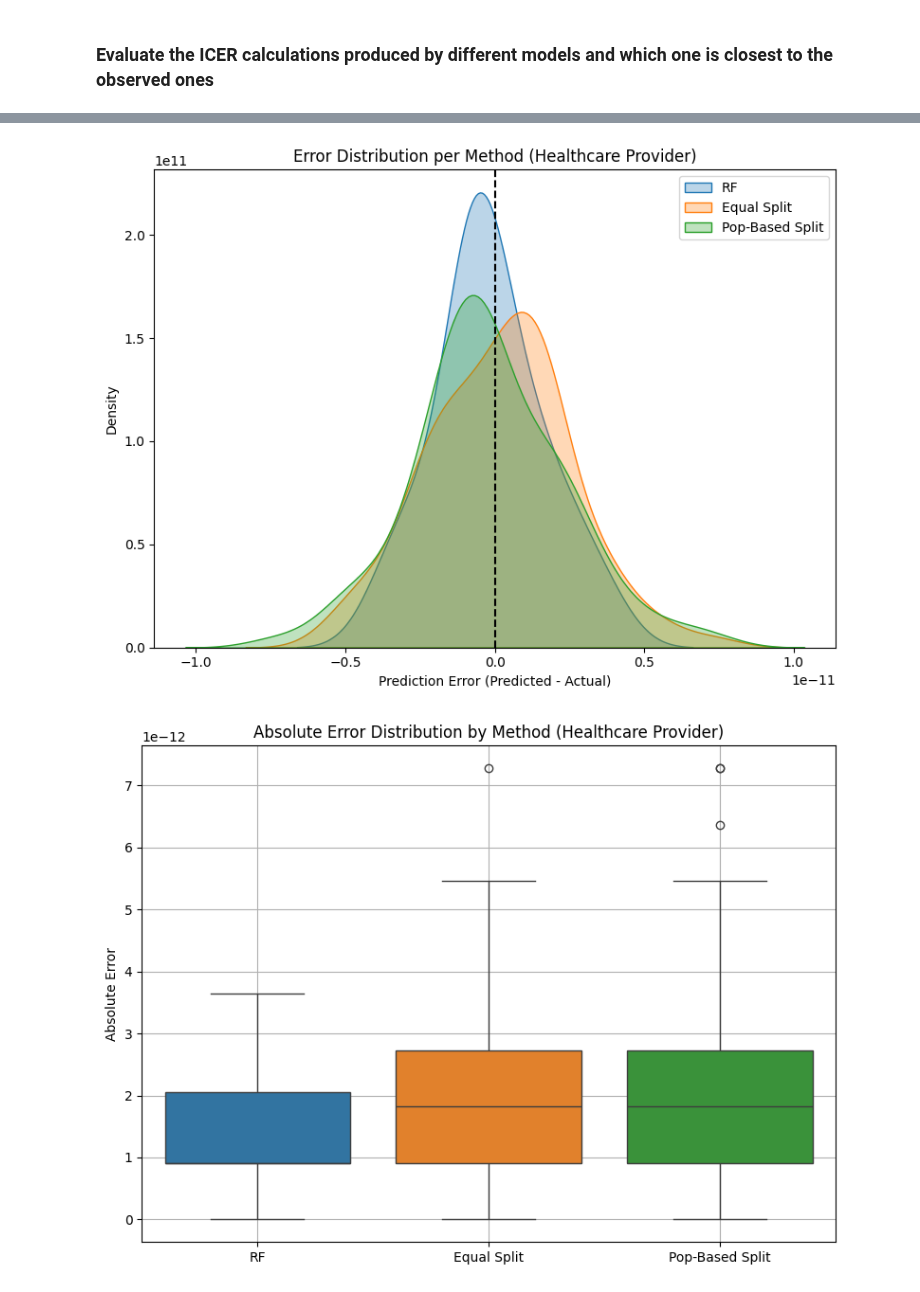
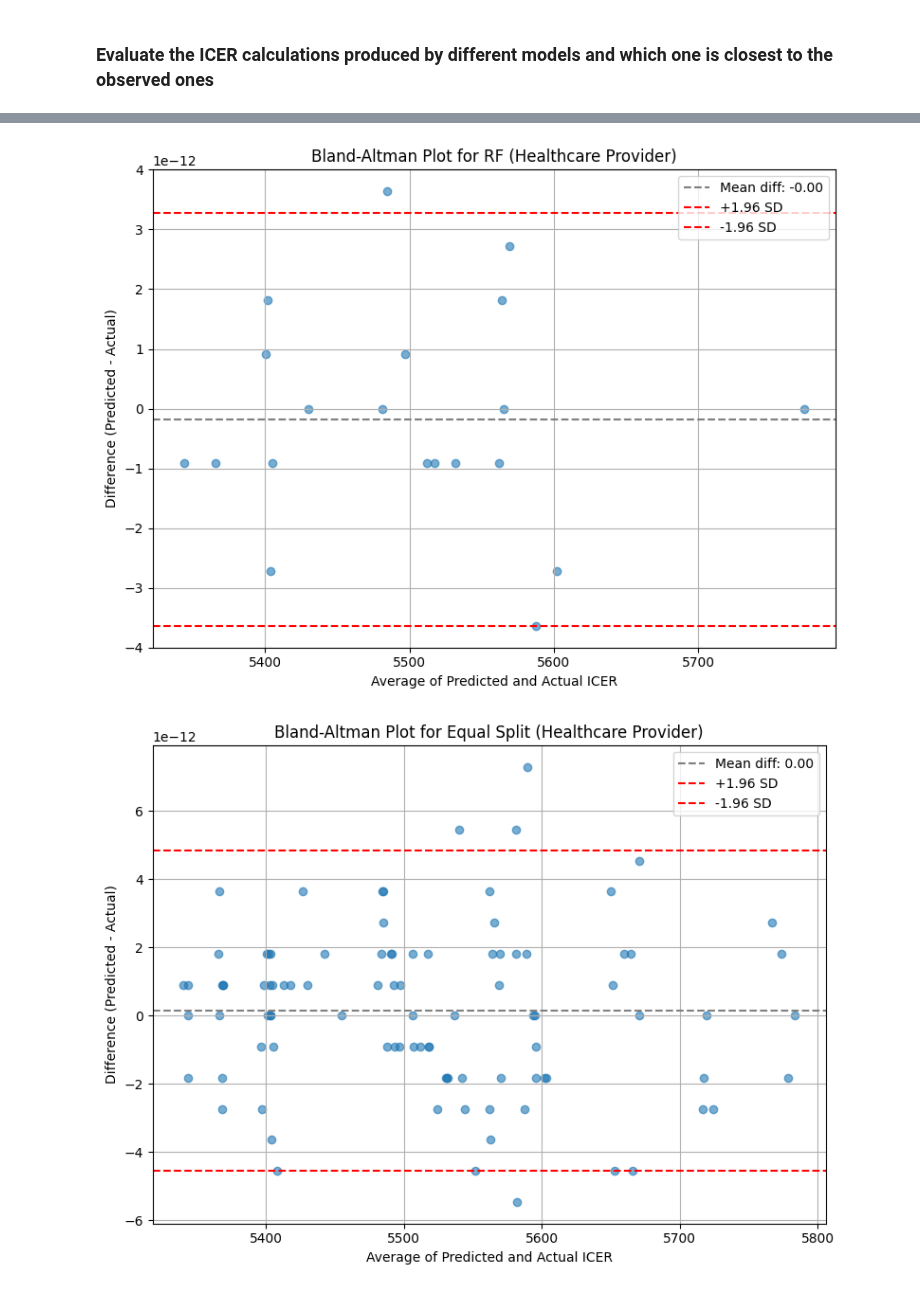
Before and after one commit to jeswid/DSE_FYP, a Jupyter notebook: src/Cases_Disaggregation_and_ICER_Calculations.ipynb, the cells around one changed output, grey strips where cells are left out. Cells and saved outputs as stored; diff of their text form; code cells hidden in the pictures.

Commit message:
updated codes for calculations of icer

```diff
--- a/src/Cases_Disaggregation_and_ICER_Calculations.ipynb
+++ b/src/Cases_Disaggregation_and_ICER_Calculations.ipynb
@@ -270,8 +270,14 @@ icer.head()
 # %% [markdown]
 ### Evaluate the ICER calculations produced by different models and which one is closest to the observed ones
 # %%
+import numpy as np
+import pandas as pd
+import matplotlib.pyplot as plt
+import seaborn as sns
+from sklearn.metrics import mean_absolute_error, mean_squared_error
+from scipy.stats import spearmanr
+
 # Define ICER method columns per perspective
-
 perspectives = {
     'Healthcare Provider': {
         'true': 'icer_healthcare_observed',
@@ -298,47 +304,73 @@ for perspective, setup in perspectives.items():
     methods_dict = setup['methods']
     method_names = list(methods_dict.keys())
 
-    # Step 1: Metrics (with per-method NaN filtering)
     results = []
-    abs_errors = {}  # to store method-wise absolute errors
-    preds_dict = {}  # store valid preds and trues for plotting and KDE
+    abs_errors = {}
+    preds_dict = {}
 
     for name, col in methods_dict.items():
-      valid_idx = icer[col].notna()
-      true = icer.loc[valid_idx, true_col]
-      pred = icer.loc[valid_idx, col]
+        valid_idx = icer[col].notna()
+        true = icer.loc[valid_idx, true_col]
+        pred = icer.loc[valid_idx, col]
 
-      preds_dict[name] = {'true': true, 'pred': pred}
-      abs_errors[name] = abs(pred - true)
+        preds_dict[name] = {'true': true, 'pred': pred}
+        abs_errors[name] = abs(pred - true)
 
-      mae = mean_absolute_error(true, pred)
-      rmse = np.sqrt(mean_squared_error(true, pred))
+        mae = mean_absolute_error(true, pred)
+        rmse = np.sqrt(mean_squared_error(true, pred))
 
-      # MAPE: Avoid division by zero
-      non_zero_idx = true != 0
-      mape = np.mean(np.abs((pred[non_zero_idx] - true[non_zero_idx]) / true[non_zero_idx])) * 100
-
-      results.append({'Method': name, 'MAE': mae, 'RMSE': rmse, 'MAPE (%)': mape})
+        results.append({'Method': name, 'MAE': mae, 'RMSE': rmse})
 
     results_df = pd.DataFrame(results)
     print("\n Performance Metrics:")
     print(results_df.to_string(index=False))
 
-    # Step 2: Plot - Predicted vs Actual
+
+    min_val, max_val = icer[true_col].min(), icer[true_col].max()
+
+    # --- Plot 1: Spearman Rank Correlation ---
     plt.figure(figsize=(8, 6))
-    for name, values in preds_dict.items():
-        plt.scatter(values['true'], values['pred'], label=name, alpha=0.6)
-    min_val, max_val = icer[true_col].min(), icer[true_col].max()
+    markers = ['o', 's', '^']  # Add more if needed
+
+    for i, (name, values) in enumerate(preds_dict.items()):
+        rho, _ = spearmanr(values['true'], values['pred'])
+        plt.scatter(values['true'], values['pred'],
+                    label=f"{name} (ρ={rho:.2f})",
+                    alpha=0.6, marker=markers[i], s=50)
+
     plt.plot([min_val, max_val], [min_val, max_val], 'k--', lw=2)
     plt.xlabel("Actual ICER")
     plt.ylabel("Predicted ICER")
-    plt.title(f"Predicted vs Actual ICER ({perspective})")
+    plt.title(f"Spearman Rank Correlation Plot ({perspective})")
     plt.legend()
     plt.grid(True)
     plt.tight_layout()
     plt.show()
 
-    # Step 4: Plot - Boxplot of Absolute Errors
+
+    # --- Plot 2: Bland-Altman Plot ---
+    for name, values in preds_dict.items():
+        true = values['true']
+        pred = values['pred']
+        avg = (true + pred) / 2
+        diff = pred - true
+        mean_diff = np.mean(diff)
+        sd_diff = np.std(diff)
+
+        plt.figure(figsize=(8, 6))
+        plt.scatter(avg, diff, alpha=0.6)
+        plt.axhline(mean_diff, color='gray', linestyle='--', label=f"Mean diff: {mean_diff:.2f}")
+        plt.axhline(mean_diff + 1.96*sd_diff, color='red', linestyle='--', label="+1.96 SD")
+        plt.axhline(mean_diff - 1.96*sd_diff, color='red', linestyle='--', label="-1.96 SD")
+        plt.xlabel("Average of Predicted and Actual ICER")
+        plt.ylabel("Difference (Predicted - Actual)")
+        plt.title(f"Bland-Altman Plot for {name} ({perspective})")
+        plt.legend()
+        plt.grid(True)
+        plt.tight_layout()
+        plt.show()
+
+    # --- Plot 3: Boxplot of Absolute Errors ---
     abs_errors_df = pd.DataFrame({
         name: abs_errors[name].reset_index(drop=True)
         for name in abs_errors
@@ -362,2 +394,2 @@ Pop-Based Split 1.942150e-12 2.557322e-12 3.510283e-14
-[figure, old version]
+[figure, new version]
-[figure, old version]
+[figure, new version]
```
Also changed, not shown: parts of 2 cells of this notebook, 1 other file.
